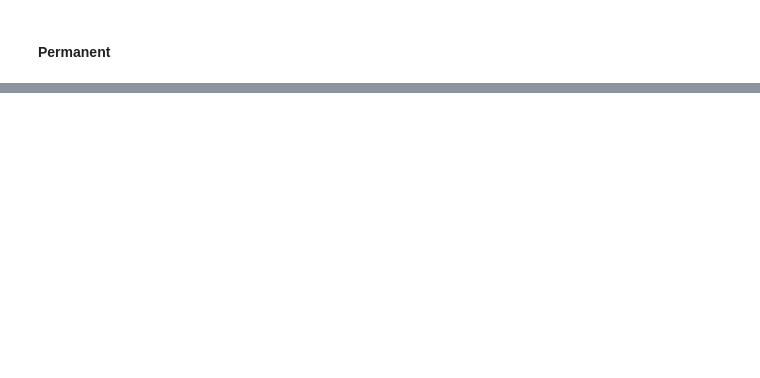
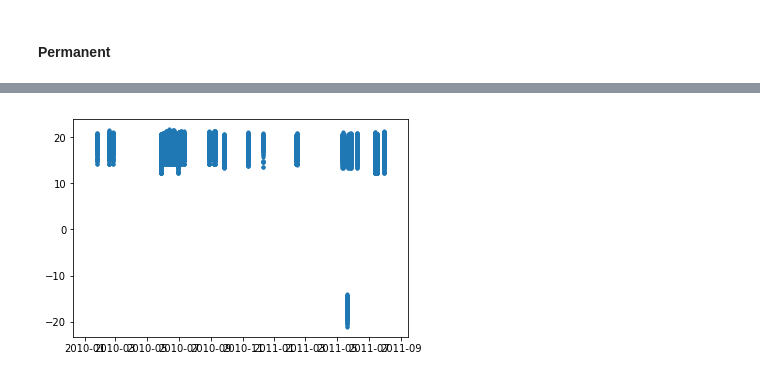
Before and after one commit to diegoalejogm/transient-recognition-lsst, a Jupyter notebook: notebooks/PTF/PTF Light Curves Download and Exploration .ipynb, the cells around one changed output, grey strips where cells are left out. Saved outputs shown, nothing was run; the diff lists cells and outputs as text; code cells hidden in the pictures; blank space fills up the shorter version.

```diff
--- a/notebooks/PTF/PTF Light Curves Download and Exploration .ipynb
+++ b/notebooks/PTF/PTF Light Curves Download and Exploration .ipynb
@@ -67,0 +211,4 @@ iplot([transient_lighcurve_scatter, permanent_lighcurve_scatter])
+# %%
+visualize.light_curve_scatter(best_permanent_light_curves_df, marker_size=10)
+# %% [output]
+[figure, added]
```
Also changed, not shown: parts of 37 cells of this notebook, 7 other files.
